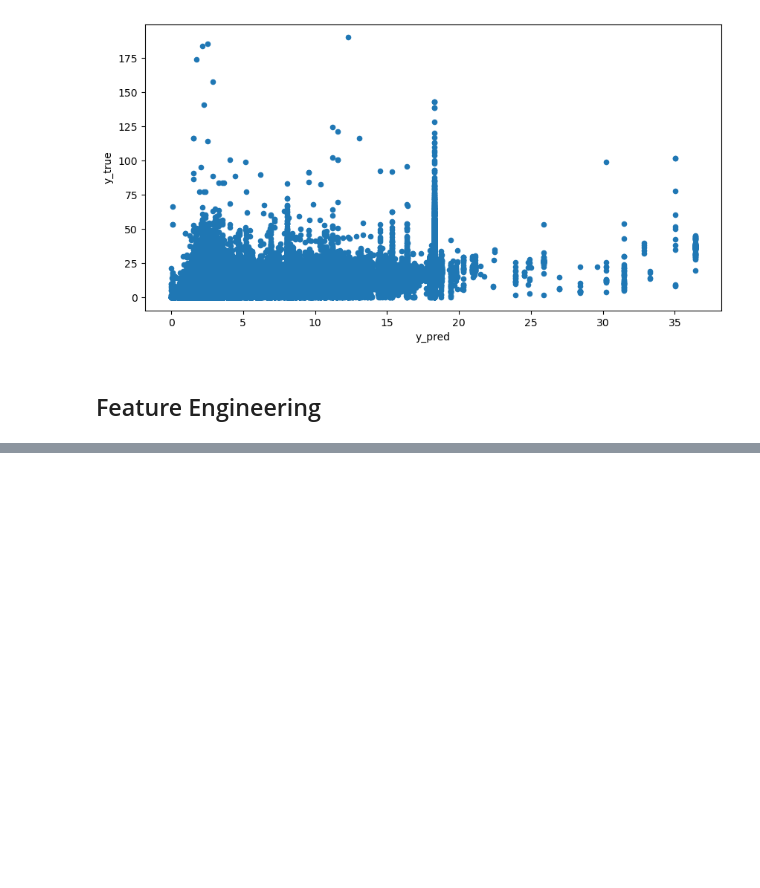
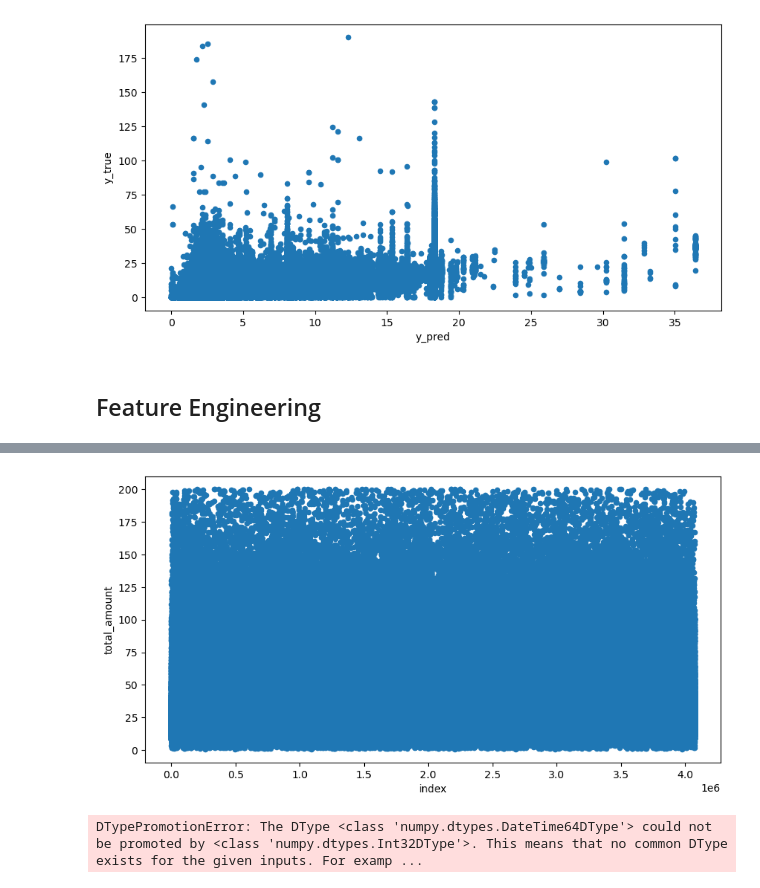
Before and after one commit to TinyHaitch/taxi_analysis, a Jupyter notebook: Untitled.ipynb, the cells around one changed output, grey strips where cells are left out. Drawn from its saved outputs; the diff is of its cells as text; code cells hidden in the pictures; blank space fills up the shorter version.

```diff
--- a/Untitled.ipynb
+++ b/Untitled.ipynb
@@ -479,0 +477,7 @@ new_useful_data.columns.to_list()
+# %%
+new_useful_data = new_useful_data[new_useful_data['total_amount'] <= 200]
+# %%
+new_useful_data.plot(kind='scatter', x='index', y='total_amount', figsize=(10, 5))
+plt.show()
+# %% [output]
+[figure, added]
@@ -479,0 +501,10 @@ new_useful_data.columns.to_list()
+# %%
+from sklearn.tree import DecisionTreeRegressor
+
+reg_model1 = DecisionTreeRegressor(max_depth=10,
+                                  criterion='squared_error',
+                                  splitter='random')
+
+reg_model1.fit(X_train1, y_train1)
+# %% [output]
+DTypePromotionError: The DType <class 'numpy.dtypes.DateTime64DType'> could not be promoted by <class 'numpy.dtypes.Int32DType'>. This means that no common DType exists for the given inputs. For examp ...
```
Also changed, not shown: parts of 12 cells of this notebook.
